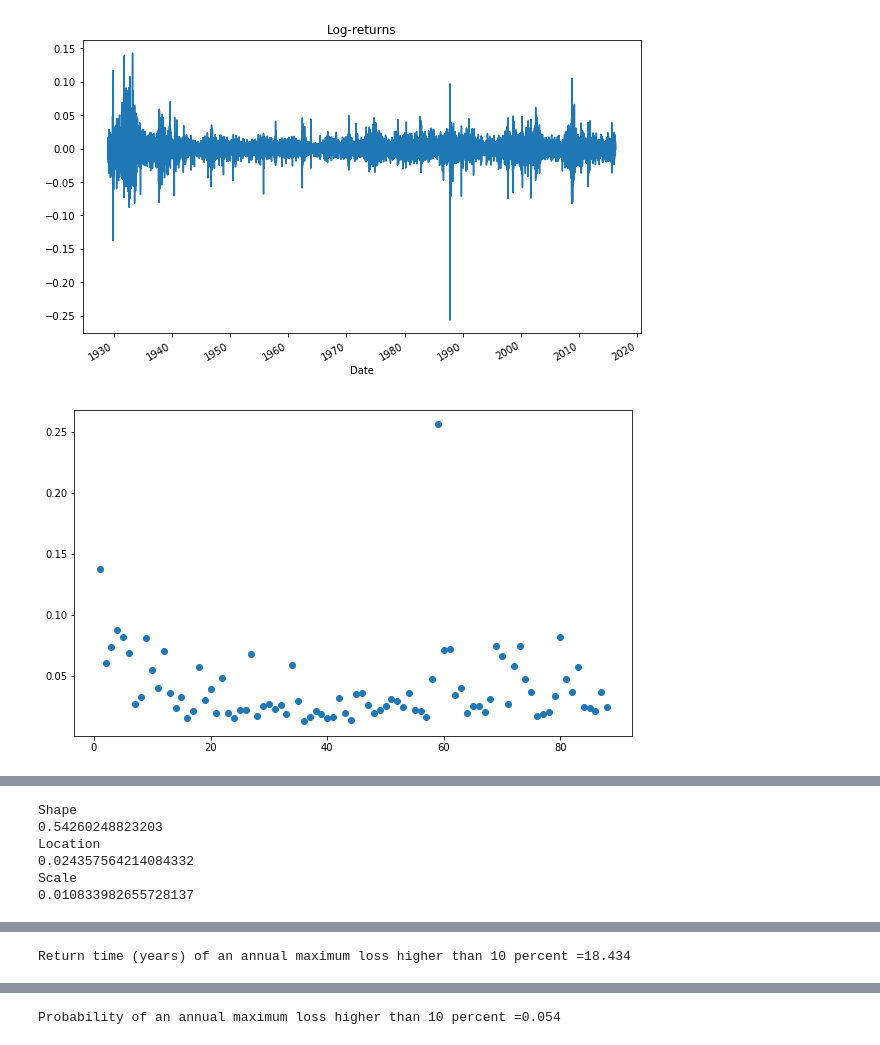
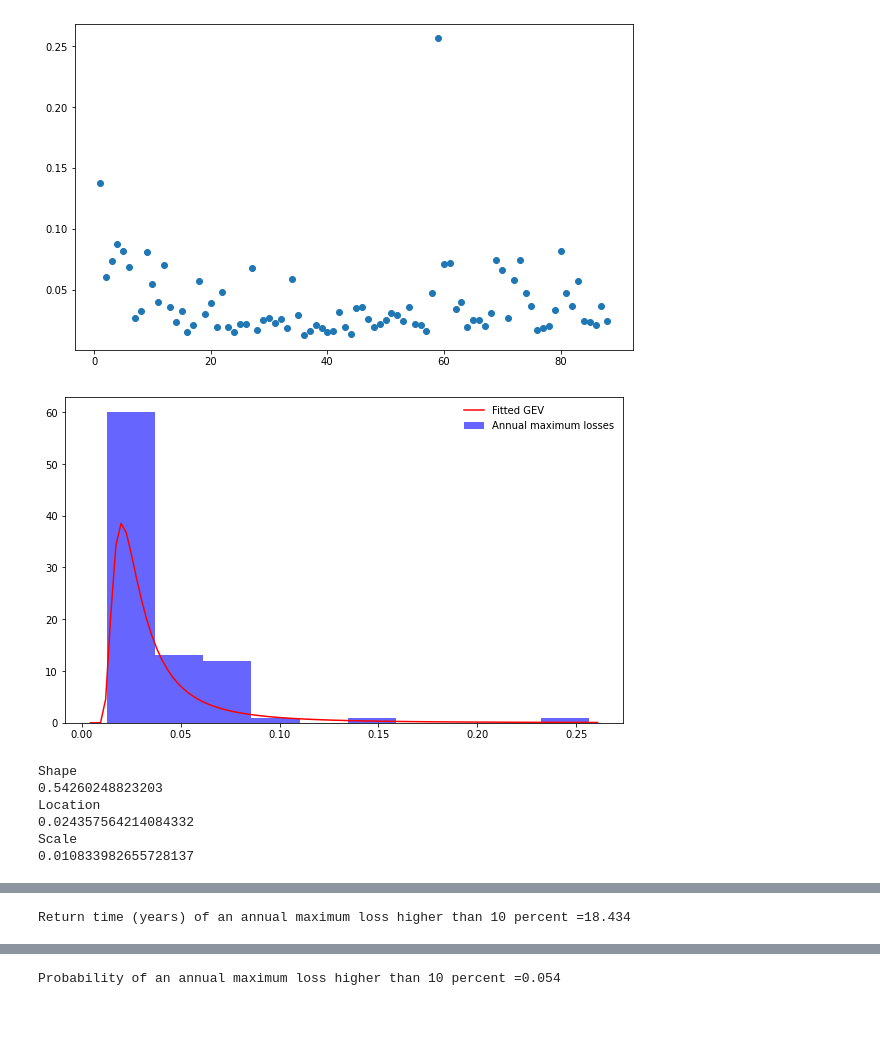
Before and after one commit to danpele/Stat_fin_markets, a Jupyter notebook: SFM_Block_maxima_GEV/SFM_Block_maxima_GEV.ipynb, the cells around one changed output, grey strips where cells are left out. Drawn from its saved outputs; the diff is of its cells as text; code cells hidden in the pictures; blank space fills up the shorter version.

```diff
--- a/SFM_Block_maxima_GEV/SFM_Block_maxima_GEV.ipynb
+++ b/SFM_Block_maxima_GEV/SFM_Block_maxima_GEV.ipynb
@@ -1,24 +37,5 @@
 # %%
-#This program applies the Block Maxima method to annual losses of DJIA
-
-import pandas as pd
-import datetime
-import numpy as np
-import matplotlib.pyplot as plt
-from scipy.stats import genextreme as gev
-from scipy import stats
-from scipy.stats import kstest
-
-import quandl
-df = quandl.get("BCB/UDJIAD1", start_date="1929-01-01", end_date="2018-12-31")
-
-log_returns = np.log(1 + df.pct_change())
-log_returns.plot(figsize=(10, 6),legend = False, title='Log-returns');
-
-max_loss= -log_returns.resample('Y').min()
-
-
-max=np.array(max_loss)
+max_loss=np.array(max_loss)
 
 t = np.linspace(1,np.size(max_loss),np.size(max_loss))
 
@@ -35,7 +52,7 @@ shape, loc, scale = gev.fit(max_loss)
 l = loc + scale / shape
 x = np.linspace(l+0.00001, l+0.00001+m, num=100)
 plt.plot(x, gev.pdf(x, *fit),color='r', label='Fitted GEV')
-plt.hist(max,normed=True, alpha=0.6,color='blue', label='Annual maximum losses')
+plt.hist(max_loss, alpha=0.6,color='blue', label='Annual maximum losses')
 ax.legend(loc='best', frameon=False)
 #x.plot(t, pdf)
 plt.show()
@@ -53,32 +70,38 @@ print('Scale')
 print(scale)
 fig, ax = plt.subplots(figsize=(10, 6))
 x = np.linspace(0, 0.25, num=len(max_loss))
 
 time=1/(1-gev.cdf(x,*fit))
 
 plt.plot(x,time,color='r', label='GEV return time')
 
 ax.legend(loc='best', frameon=False)
 plt.show()
 
 
 
 ret=1/(1-gev.cdf(0.10,*fit))
 print('Return time (years) of an annual maximum loss higher than 10 percent =%.3f' %ret )
 
 
 fig, ax = plt.subplots(figsize=(10, 6))
 x = np.linspace(0, 0.25, num=len(max_loss))
 
 prob=(1-gev.cdf(x,*fit))
 
 plt.plot(x,prob,color='r', label='GEV P(X>u)')
 
 ax.legend(loc='best', frameon=False)
 plt.show()
 
 prob=(1-gev.cdf(0.10,*fit))
 print('Probability of an annual maximum loss higher than 10 percent =%.3f' %prob)
 # %% [output]
-[figure, old version]
+[figure, new version]
-[figure, old version]
+[figure, new version]
+Shape
+0.54260248823203
+Location
+0.024357564214084332
+Scale
+0.010833982655728137
@@ -86,6 +109 @@ print('Probability of an annual maximum loss higher than 10 percent =%.3f' %prob
-Shape
-0.54260248823203
-Location
-0.024357564214084332
-Scale
-0.010833982655728137
+Return time (years) of an annual maximum loss higher than 10 percent =18.434
@@ -93 +110,0 @@ Scale
-Return time (years) of an annual maximum loss higher than 10 percent =18.434
```
Also changed, not shown: parts of 2 cells of this notebook, 5 other files.
